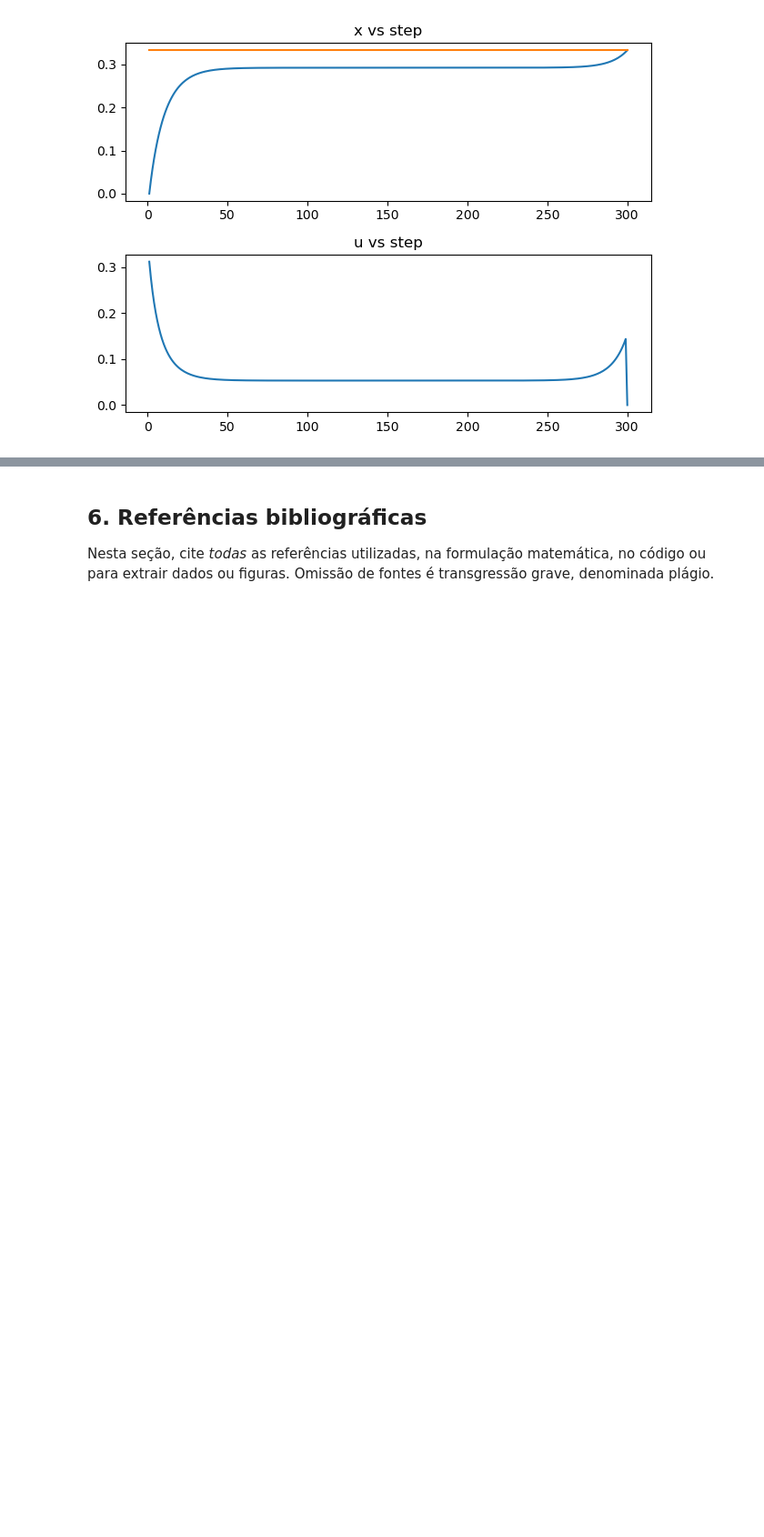
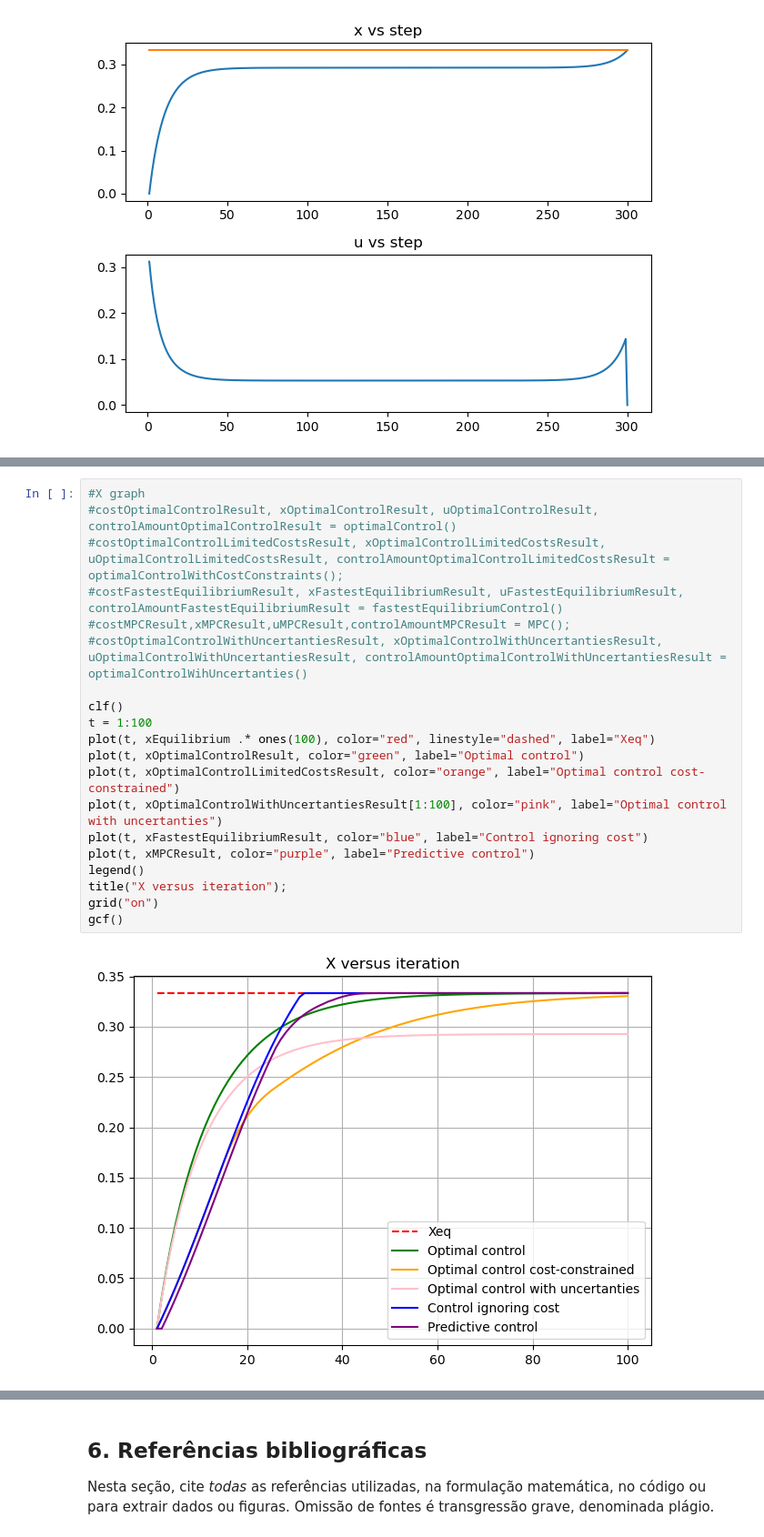
Before and after one commit to Gabrieljsss/information-spread-optimization-model, a Jupyter notebook: modelo_relatorio_projeto_2022.ipynb, the cells around one changed output, grey strips where cells are left out. Shown at 91% size. Drawn from its saved outputs; the diff is of its cells as text; blank space fills up the shorter version.

Commit message:
results

```diff
--- a/modelo_relatorio_projeto_2022.ipynb
+++ b/modelo_relatorio_projeto_2022.ipynb
@@ -477,0 +482,22 @@ gcf()
+# %%
+#X graph
+#costOptimalControlResult, xOptimalControlResult, uOptimalControlResult, controlAmountOptimalControlResult = optimalControl()
+#costOptimalControlLimitedCostsResult, xOptimalControlLimitedCostsResult, uOptimalControlLimitedCostsResult, controlAmountOptimalControlLimitedCostsResult = optimalControlWithCostConstraints();
+#costFastestEquilibriumResult, xFastestEquilibriumResult, uFastestEquilibriumResult, controlAmountFastestEquilibriumResult = fastestEquilibriumControl()
+#costMPCResult,xMPCResult,uMPCResult,controlAmountMPCResult = MPC();
+#costOptimalControlWithUncertantiesResult, xOptimalControlWithUncertantiesResult, uOptimalControlWithUncertantiesResult, controlAmountOptimalControlWithUncertantiesResult = optimalControlWihUncertanties()
+
+clf()
+t = 1:100
+plot(t, xEquilibrium .* ones(100), color="red", linestyle="dashed", label="Xeq")
+plot(t, xOptimalControlResult, color="green", label="Optimal control")
+plot(t, xOptimalControlLimitedCostsResult, color="orange", label="Optimal control cost-constrained")
+plot(t, xOptimalControlWithUncertantiesResult[1:100], color="pink", label="Optimal control with uncertanties")
+plot(t, xFastestEquilibriumResult, color="blue", label="Control ignoring cost")
+plot(t, xMPCResult, color="purple", label="Predictive control")
+legend()
+title("X versus iteration");
+grid("on")
+gcf()
+# %% [output]
+[figure, added]
```
Also changed, not shown: parts of 3 cells of this notebook.
